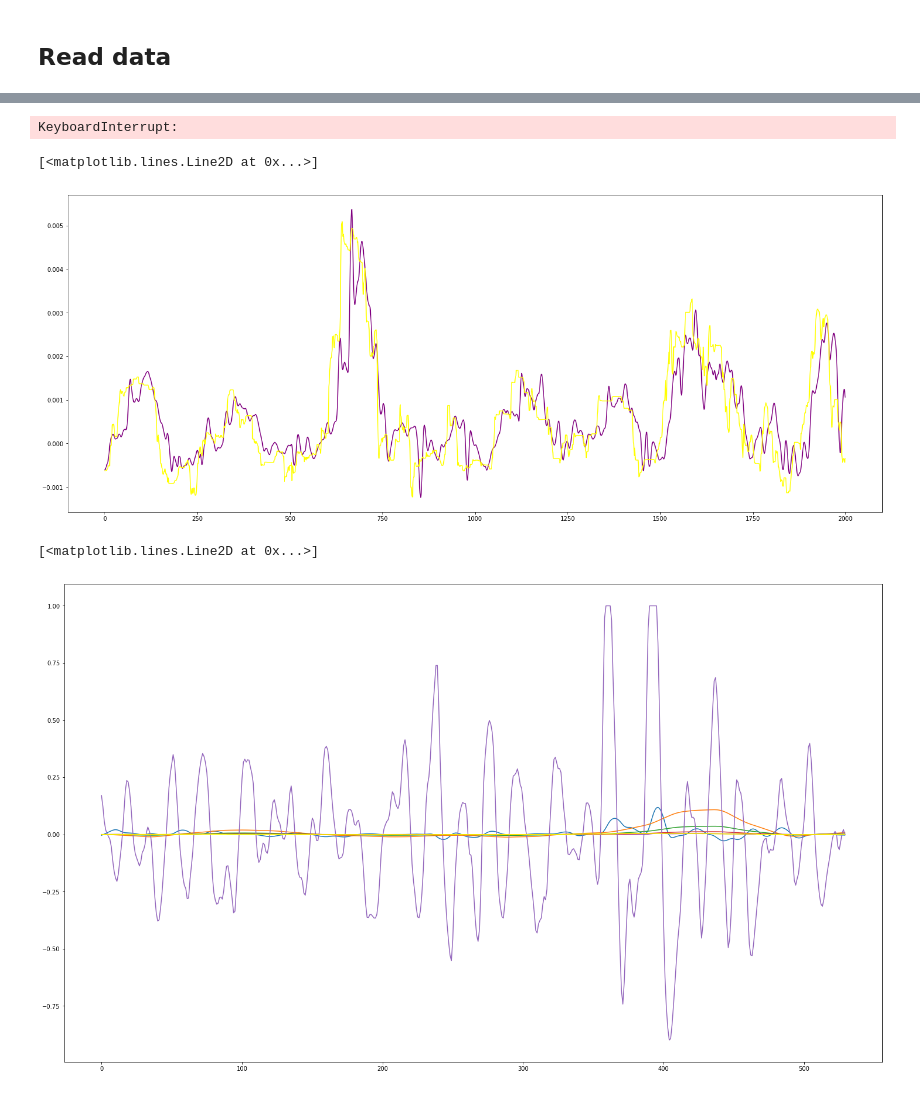
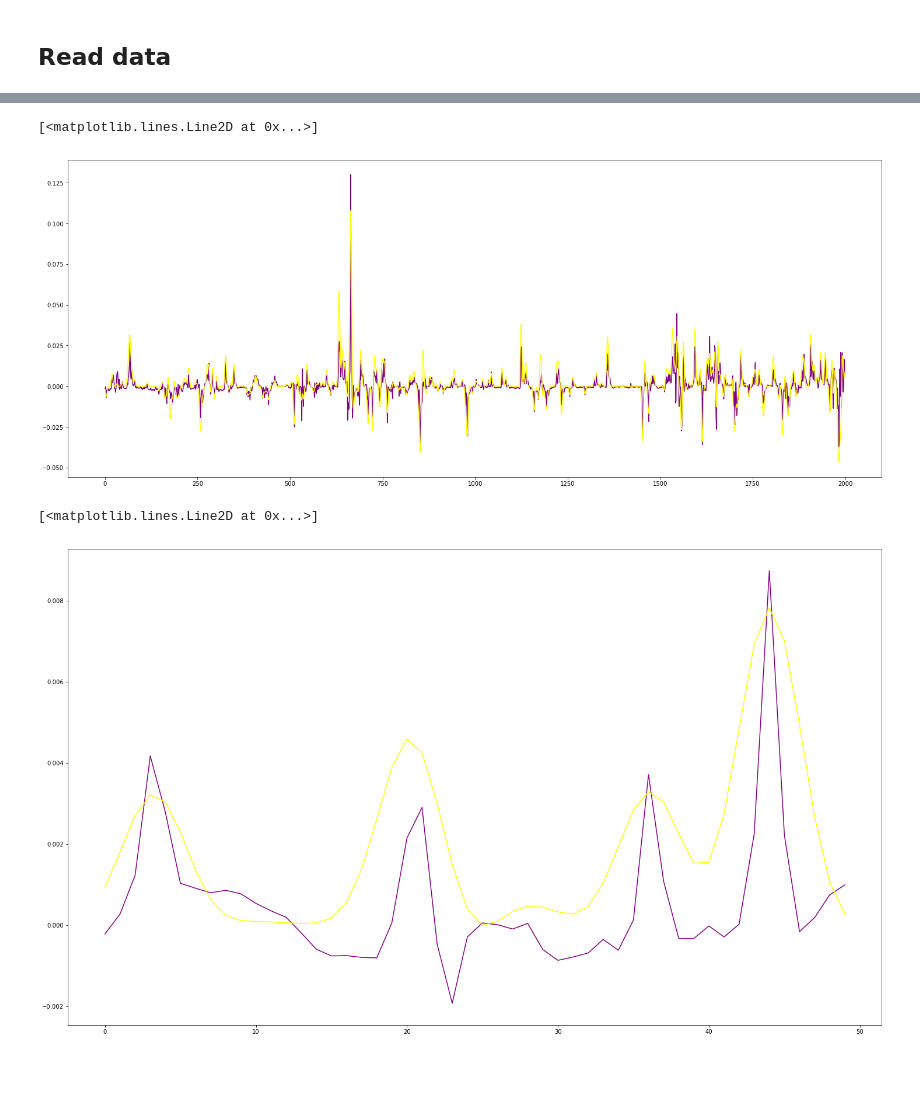
Before and after one commit to dnhkng/DeepSHIT, a Jupyter notebook: DeepSHIT.ipynb, the cells around one changed output, grey strips where cells are left out. Drawn from its saved outputs; the diff is of its cells as text; code cells hidden in the pictures; blank space fills up the shorter version.

```diff
--- a/DeepSHIT.ipynb
+++ b/DeepSHIT.ipynb
@@ -175,11 +139,22 @@ plt.show()
 # %%
-input_data = dataset[['Weighted_Price_rolling_10', 'Weighted_Price_rolling_30', 'Weighted_Price_rolling_90', 'Weighted_Price_rolling_270', 'Volume_(BTC)_rolling_10']].iloc[-1000000:] # about 2 years of data
-target_data = dataset['Weighted_Price_PCT_100'].iloc[-1000000:]
+OFFSET = 5
+
+SAMPLES = 1400000
+
+input_data = dataset[['Weighted_Price_rolling_5', 'Weighted_Price_rolling_15', 'Weighted_Price_rolling_60',
+                      'Weighted_Price_rolling_180', 'Weighted_Price_rolling_720', 'Weighted_Price_rolling_2880',
+                     'Weighted_Price_rolling_10080', 'Volume_PCT_rolling_5', 'Volume_PCT_rolling_15',
+                     'Volume_PCT_rolling_60', 'Volume_PCT_rolling_180', 'Volume_PCT_rolling_720',
+                     'Volume_PCT_rolling_2880', 'Volume_PCT_rolling_10080']].iloc[-SAMPLES:-OFFSET] # about 2 years of data
+target_data = dataset['Weighted_Price_rolling_15'].iloc[-(SAMPLES-OFFSET):]
 
 # split data into test and validation data
 prediction_mins = 18000 # 5 days
 training_input = input_data[:len(input_data)-prediction_mins]
-validation_input = input_data[len(input_data)-prediction_mins:]
+training_input = np.expand_dims(training_input, axis=1)
+
+validation_input = input_data[-prediction_mins:]
+validation_input = np.expand_dims(validation_input, axis=1)
 
 training_target = target_data[:len(target_data)-prediction_mins]
-validation_target = target_data[len(target_data)-prediction_mins:]
+validation_target = target_data[-prediction_mins:]
@@ -205,17 +174,17 @@ from numpy.testing import assert_allclose
 # %%
-
-
-
 early_stopping = EarlyStopping(monitor='val_loss', patience=2)
 
 # Initialising the RNN
 regressor = Sequential()
 
 # Adding the input layer and the LSTM layer
-regressor.add(GRU(512, return_sequences=True, input_shape = (None, 5)))
+regressor.add(GRU(2048, return_sequences=True, input_shape = (None, 14)))
 
 # Adding the input layer and the LSTM layer
-regressor.add(GRU(units = 16, input_shape = (None, 256)))
+regressor.add(GRU(units = 512, input_shape = (None, 256)))
+
+# Adding the output layer
+regressor.add(Dense(64, activation='tanh'))
 
 # Adding the output layer
 regressor.add(Dense(16, activation='tanh'))
@@ -231,6 +200,5 @@ filepath = "regressor.h5"
 checkpoint = ModelCheckpoint(filepath, monitor='loss', verbose=1, save_best_only=True, mode='min')
 callbacks_list = [checkpoint]
 # %%
-
 # Fitting the RNN to the Training set
-regressor.fit(X_train, Y_train, batch_size = 512, epochs = 100, validation_split=0.2, callbacks=[checkpoint])
+regressor.fit(training_input, training_target, batch_size = 512, epochs = 400, validation_split=0.2, callbacks=[checkpoint])
@@ -256,10 +205,3 @@ Epoch 100/100
-# %%
-# load the model
-new_model = load_model("regressor.h5")
-assert_allclose(regressor.predict(X_train),
-                new_model.predict(X_train), 1e-5)
-# %% [output]
-KeyboardInterrupt:
 # %%
 # fit the model
 checkpoint = ModelCheckpoint(filepath, monitor='loss', verbose=1, save_best_only=True, mode='min')
@@ -268,21 +210,21 @@ new_model.fit(X_train, Y_train, epochs=5, batch_size=50, callbacks=callbacks_[ch
 # %%
 # Making the predictions
 
-X_test = validation_input[0:-20]
-Y_test = validation_target[20:]
+#X_test = validation_input[0:-20]
+#Y_test = validation_target[20:]
 
-X_test = np.expand_dims(X_test, axis=1)
+#X_test = np.expand_dims(X_test, axis=1)
 
 
 #test_set = validation_input[0:len(validation_input)-60]
 #test_set = np.expand_dims(test_set, axis=1)
 #inputs = np.reshape(test_set, (len(test_set), 1, 1))
-predicted_BTC_price = regressor.predict(X_test)
+predicted_BTC_price = regressor.predict(validation_input)
 # %%
 plt.figure(figsize=(25,10))
 plt.plot(predicted_BTC_price[:2000], color = 'purple')
 #plt.plot(X_test[270:800,0,:-1])
-plt.plot(Y_test.values[:2000], color = 'yellow')
+plt.plot(validation_target.values[:2000], color = 'yellow')
 # %% [output]
 [<matplotlib.lines.Line2D at 0x...>]
-[figure, old version]
+[figure, new version]
@@ -289,9 +236,9 @@ plt.plot(Y_test.values[:2000], color = 'yellow')
 # %%
 plt.figure(figsize=(25,15))
-plt.plot(predicted_BTC_price[270:800], color = 'purple')
-plt.plot(X_test[270:800,0,:])
-plt.plot(Y_test.values[270:800], color = 'yellow')
+plt.plot(predicted_BTC_price[1000:1050], color = 'purple')
+#plt.plot(validation_input[300:400,0,:])
+plt.plot(validation_target.values[1000:1050], color = 'yellow')
 #plt.ylim(0,0.05)
 # %% [output]
 [<matplotlib.lines.Line2D at 0x...>]
-[figure, old version]
+[figure, new version]
```
Also changed, not shown: parts of 33 cells of this notebook, 2 other files.
